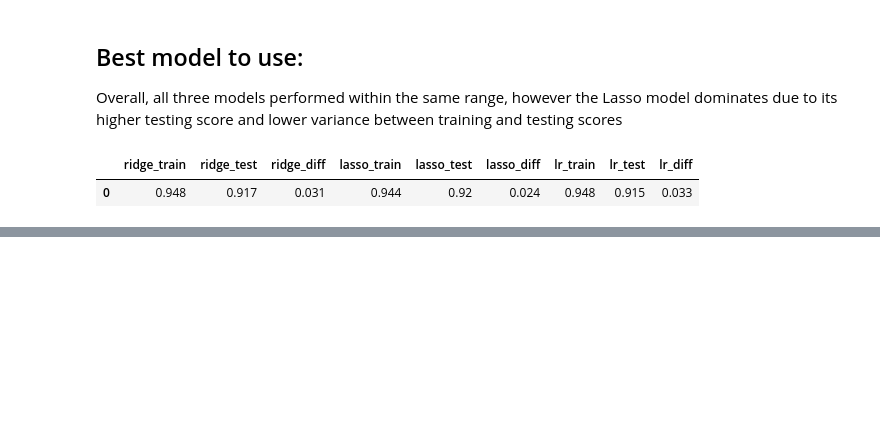
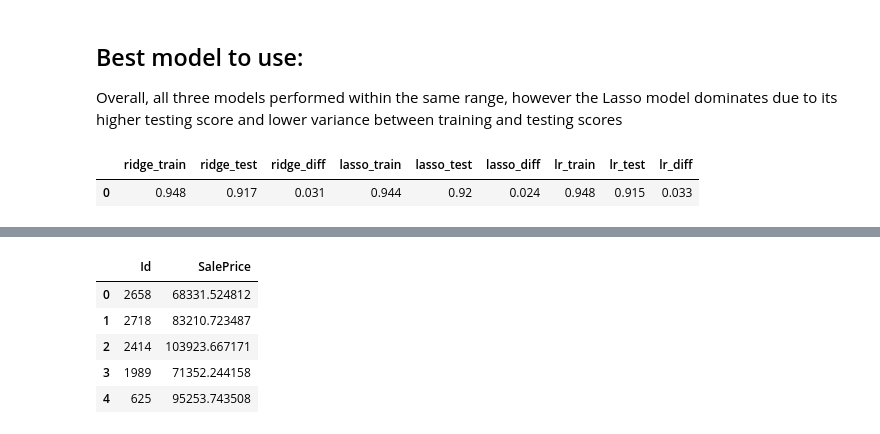
Before and after one commit to ianibogwu/Projects, a Jupyter notebook: GA-projects/01-Ames-housing/Cleaning_EDA.ipynb, the cells around one changed output, grey strips where cells are left out. Drawn from its saved outputs; the diff is of its cells as text; code cells hidden in the pictures; blank space fills up the shorter version.

```diff
--- a/GA-projects/01-Ames-housing/Cleaning_EDA.ipynb
+++ b/GA-projects/01-Ames-housing/Cleaning_EDA.ipynb
@@ -759,0 +808,13 @@ I rounded the score to 3 decimal places and the lasso regression had the lowesrt
+# %%
+#making final submissions
+test_scores = model_lasso.predict(testing)
+submit = pd.DataFrame(test.Id, columns = ['Id'])
+submit['SalePrice'] = np.expm1(test_scores)
+submit.head()
+# %% [output]
+|  | Id | SalePrice |
+| 0 | 2658 | 68331.524812 |
+| 1 | 2718 | 83210.723487 |
+| 2 | 2414 | 103923.667171 |
+| 3 | 1989 | 71352.244158 |
+| 4 | 625 | 95253.743508 |
```
Also changed, not shown: parts of 26 cells of this notebook, 1 other file.
